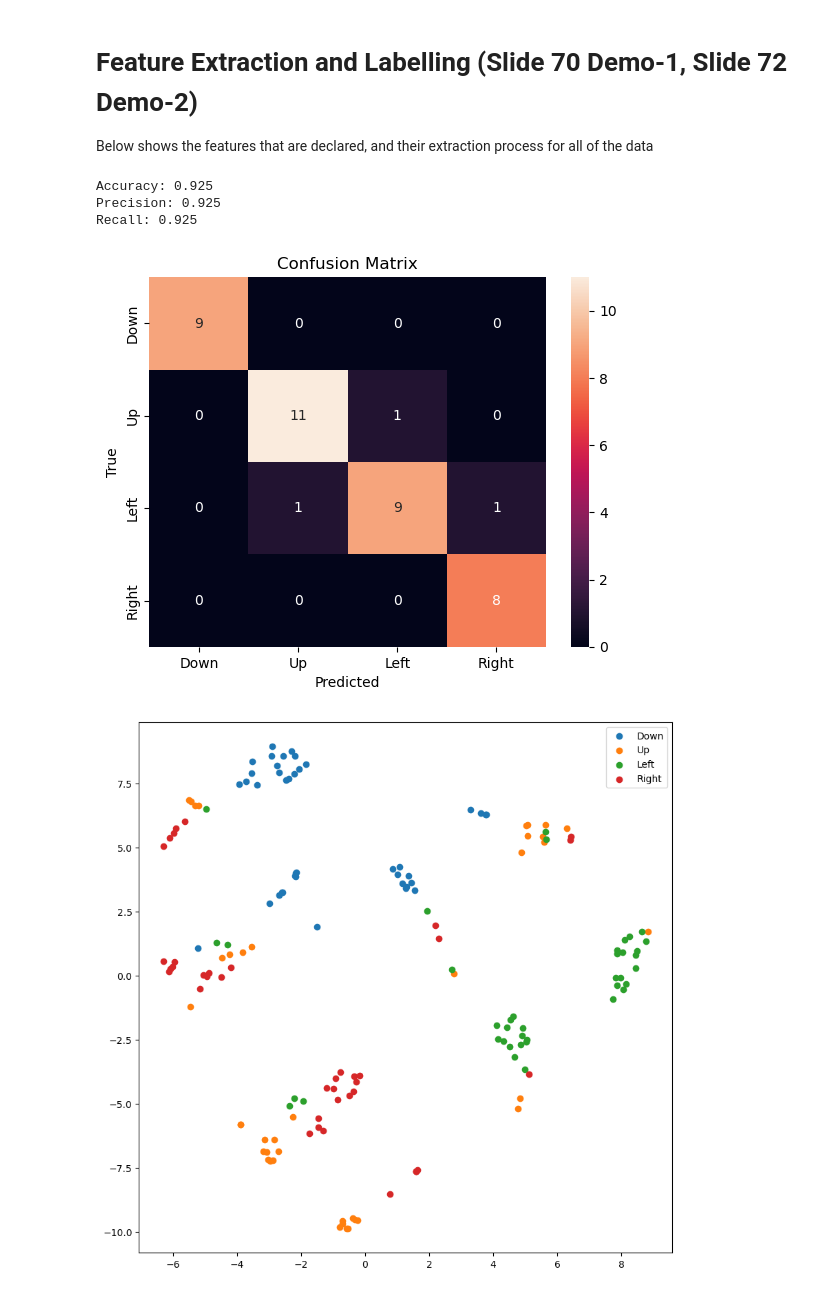
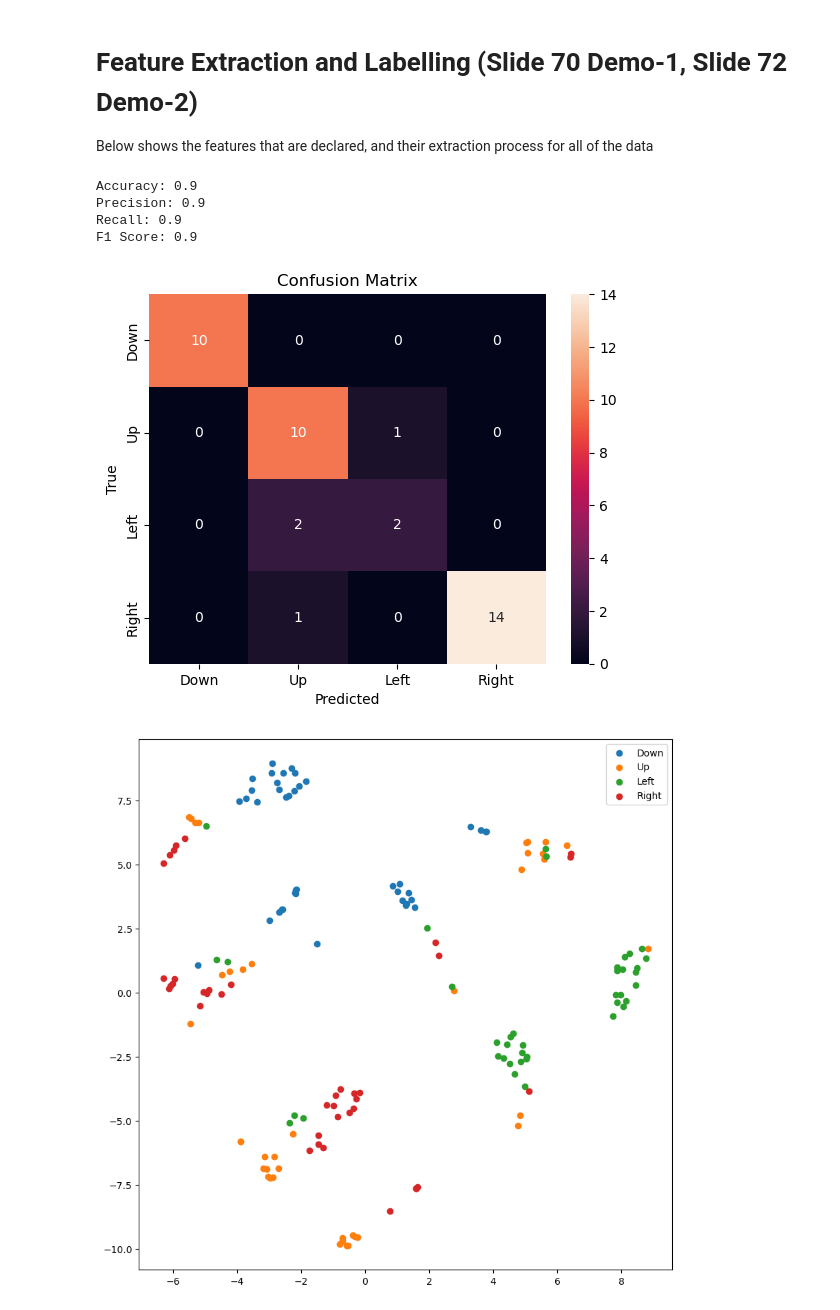
Before and after one commit to HMI2-Research-Group/PIP-Summer-School, a Jupyter notebook: pip_summer_school.ipynb, the cells around one changed output. Drawn from its saved outputs; the diff is of its cells as text; code cells hidden in the pictures.

```diff
--- a/pip_summer_school.ipynb
+++ b/pip_summer_school.ipynb
@@ -67,25 +75,22 @@ y_pred = clf.predict(X_test)
 # %%
-# Model Accuracy: how often is the classifier correct?
-print("Accuracy:", metrics.accuracy_score(y_test, y_pred))
-
-# Model Precision: what percentage of positive tuples are labeled as such?
-print("Precision:", metrics.precision_score(y_test, y_pred, average="micro"))
-
-# Model Recall: what percentage of positive tuples are labelled as such?
-print("Recall:", metrics.recall_score(y_test, y_pred, average="micro"))
-
-cm = confusion_matrix(y_test, y_pred)
+cm, accuracy, precision, recall, f1 = get_metrics(y_test, y_pred)
+print("Accuracy:", accuracy)
+print("Precision:", precision)
+print("Recall:", recall)
+print("F1 Score:", f1)
+# Plot the confusion matrix
 cm_df = pd.DataFrame(cm, index=gesture, columns=gesture)
 sns.heatmap(cm_df, annot=True, fmt="d")
 plt.title("Confusion Matrix")
 plt.xlabel("Predicted")
 plt.ylabel("True")
 plt.show()
 # %% [output]
-Accuracy: 0.925
-Precision: 0.925
-Recall: 0.925
+Accuracy: 0.9
+Precision: 0.9
+Recall: 0.9
+F1 Score: 0.9
-[figure, old version]
+[figure, new version]
 # %%
 tsne = TSNE(n_components=2)
 X_normalized = normalize(np.array(x), axis=0, norm="max")
```
Also changed, not shown: parts of 4 cells of this notebook, 2 other files.
